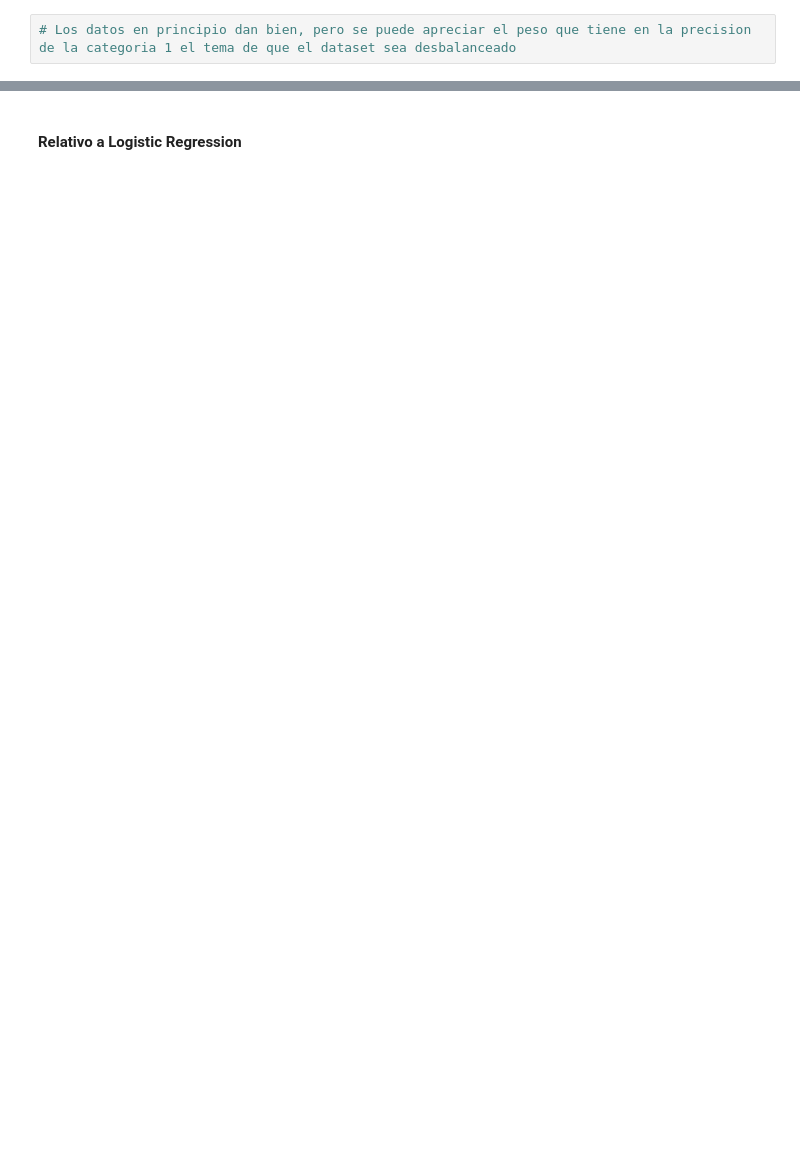
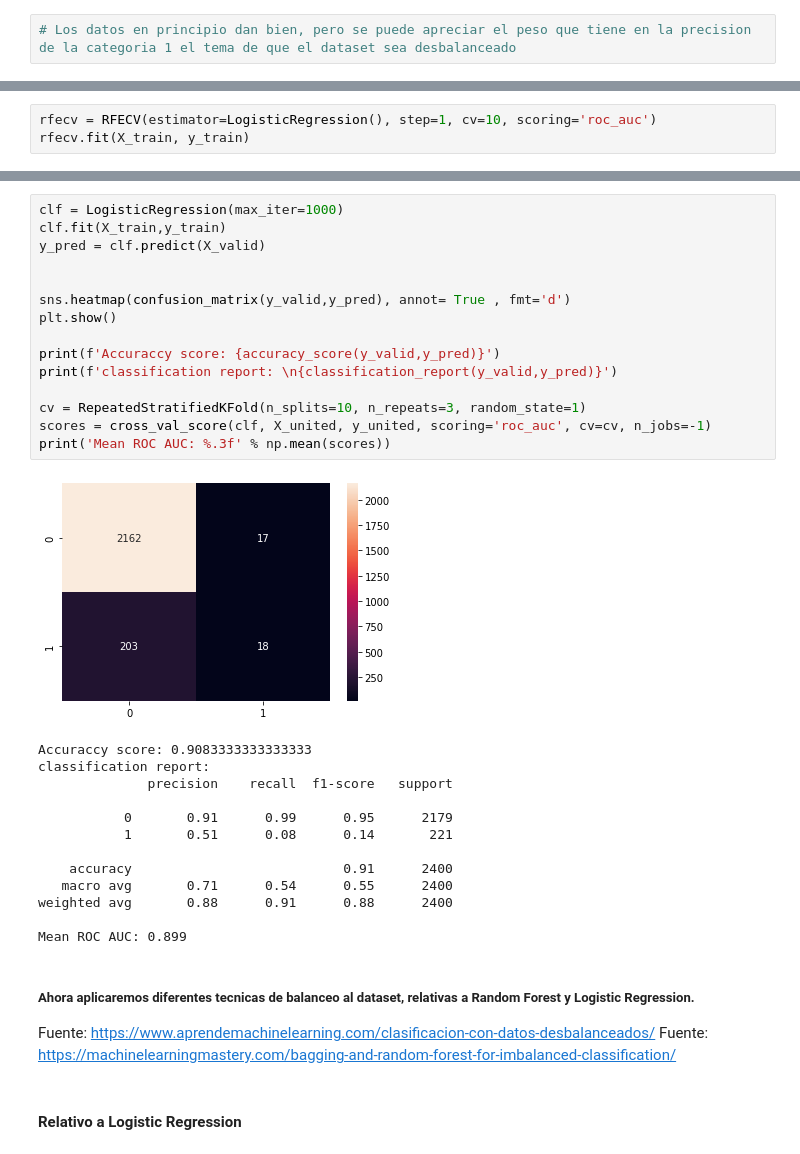
Before and after one commit to lusilve44/Final-Project-4Geeks, a Jupyter notebook: src/explore.ipynb, the cells around one changed output, grey strips where cells are left out. Cells and saved outputs as stored; diff of their text form; blank space fills up the shorter version.

```diff
--- a/src/explore.ipynb
+++ b/src/explore.ipynb
@@ -563,0 +573,3 @@ Mean ROC AUC: 0.950
+# %%
+rfecv = RFECV(estimator=LogisticRegression(), step=1, cv=10, scoring='roc_auc')
+rfecv.fit(X_train, y_train)
@@ -564,2 +618,35 @@ Mean ROC AUC: 0.950
+# %%
+clf = LogisticRegression(max_iter=1000)
+clf.fit(X_train,y_train)
+y_pred = clf.predict(X_valid)
+
+
+sns.heatmap(confusion_matrix(y_valid,y_pred), annot= True , fmt='d')
+plt.show()
+
+print(f'Accuraccy score: {accuracy_score(y_valid,y_pred)}')
+print(f'classification report: \n{classification_report(y_valid,y_pred)}')
+
+cv = RepeatedStratifiedKFold(n_splits=10, n_repeats=3, random_state=1)
+scores = cross_val_score(clf, X_united, y_united, scoring='roc_auc', cv=cv, n_jobs=-1)
+print('Mean ROC AUC: %.3f' % np.mean(scores))
+# %% [output]
+[figure, added]
+Accuraccy score: 0.9083333333333333
+classification report:
+              precision    recall  f1-score   support
+
+           0       0.91      0.99      0.95      2179
+           1       0.51      0.08      0.14       221
+
+    accuracy                           0.91      2400
+   macro avg       0.71      0.54      0.55      2400
+weighted avg       0.88      0.91      0.88      2400
+
+Mean ROC AUC: 0.899
+# %% [markdown]
+##### Ahora aplicaremos diferentes tecnicas de balanceo al dataset, relativas a Random Forest y Logistic Regression.
+Fuente: https://www.aprendemachinelearning.com/clasificacion-con-datos-desbalanceados/
+Fuente: https://machinelearningmastery.com/bagging-and-random-forest-for-imbalanced-classification/
 # %% [markdown]
 #### Relativo a Logistic Regression
```
Also changed, not shown: parts of 23 cells of this notebook.
